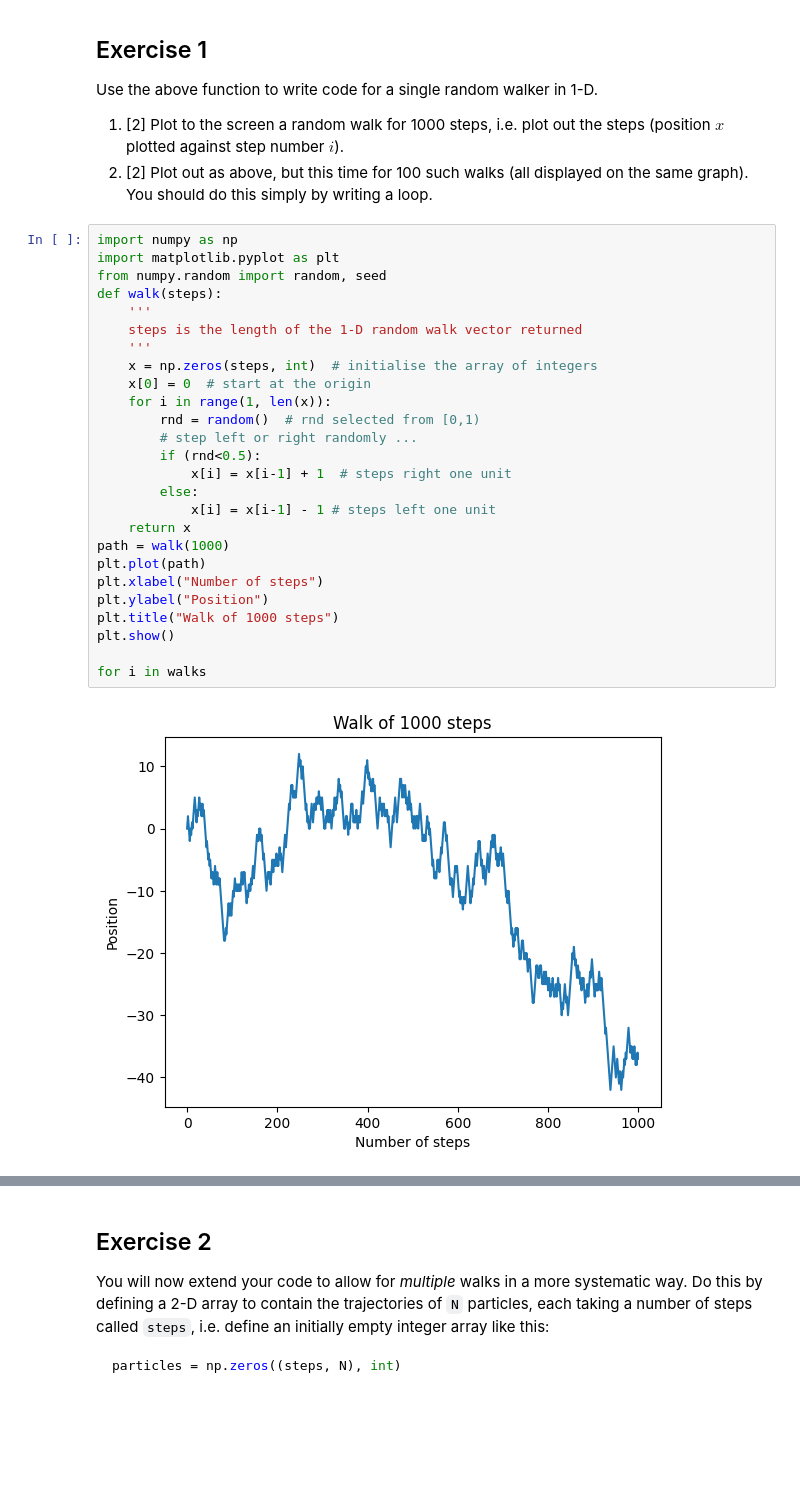
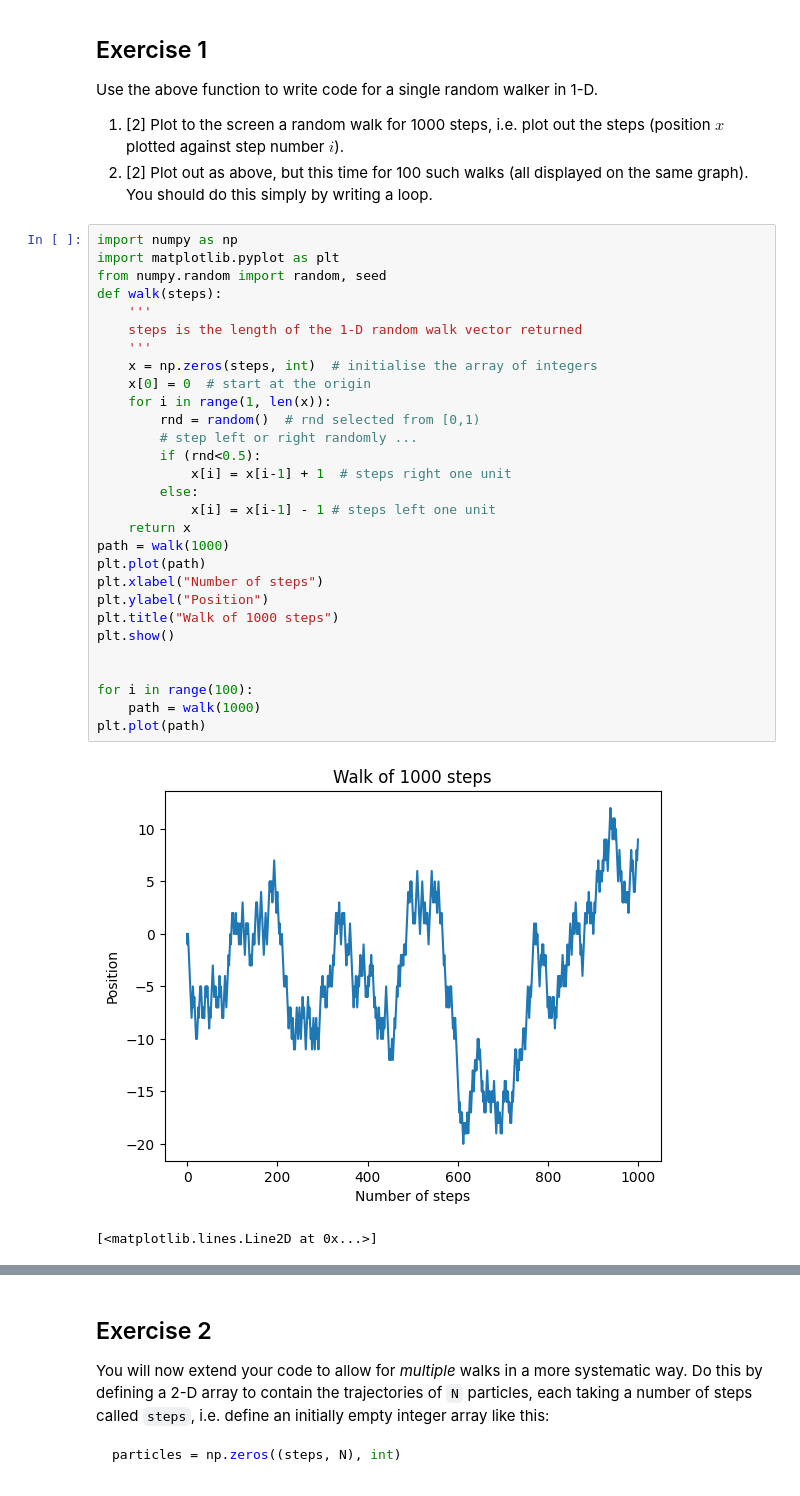
Before and after one commit to PX2145-2025/week-7-b-beckylorden, a Jupyter notebook: Random_walk.ipynb, the cells around one changed output, grey strips where cells are left out. Cells and saved outputs as stored; diff of their text form; blank space fills up the shorter version.

```diff
--- a/Random_walk.ipynb
+++ b/Random_walk.ipynb
@@ -66,28 +66,32 @@ graph). You should do this simply by writing a loop.
 # %%
 import numpy as np
 import matplotlib.pyplot as plt
 from numpy.random import random, seed
 def walk(steps):
     '''
     steps is the length of the 1-D random walk vector returned
     '''
     x = np.zeros(steps, int)  # initialise the array of integers
     x[0] = 0  # start at the origin
     for i in range(1, len(x)):
         rnd = random()  # rnd selected from [0,1)
         # step left or right randomly ...
         if (rnd<0.5):
             x[i] = x[i-1] + 1  # steps right one unit
         else:
             x[i] = x[i-1] - 1 # steps left one unit
     return x
 path = walk(1000)
 plt.plot(path)
 plt.xlabel("Number of steps")
 plt.ylabel("Position")
 plt.title("Walk of 1000 steps")
 plt.show()
 
-for i in walks
+
+for i in range(100):
+    path = walk(1000)
+plt.plot(path)
 # %% [output]
-[figure, old version]
+[figure, new version]
+[<matplotlib.lines.Line2D at 0x...>]
```
Also changed, not shown: parts of 3 cells of this notebook.
